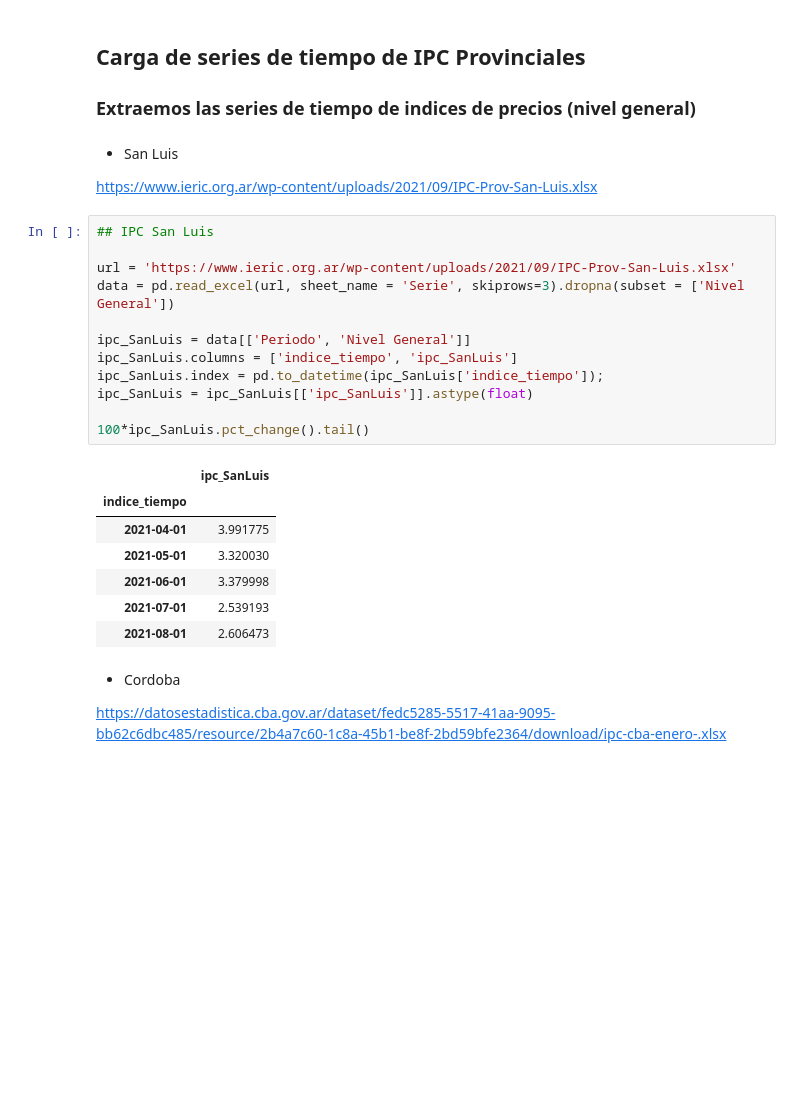
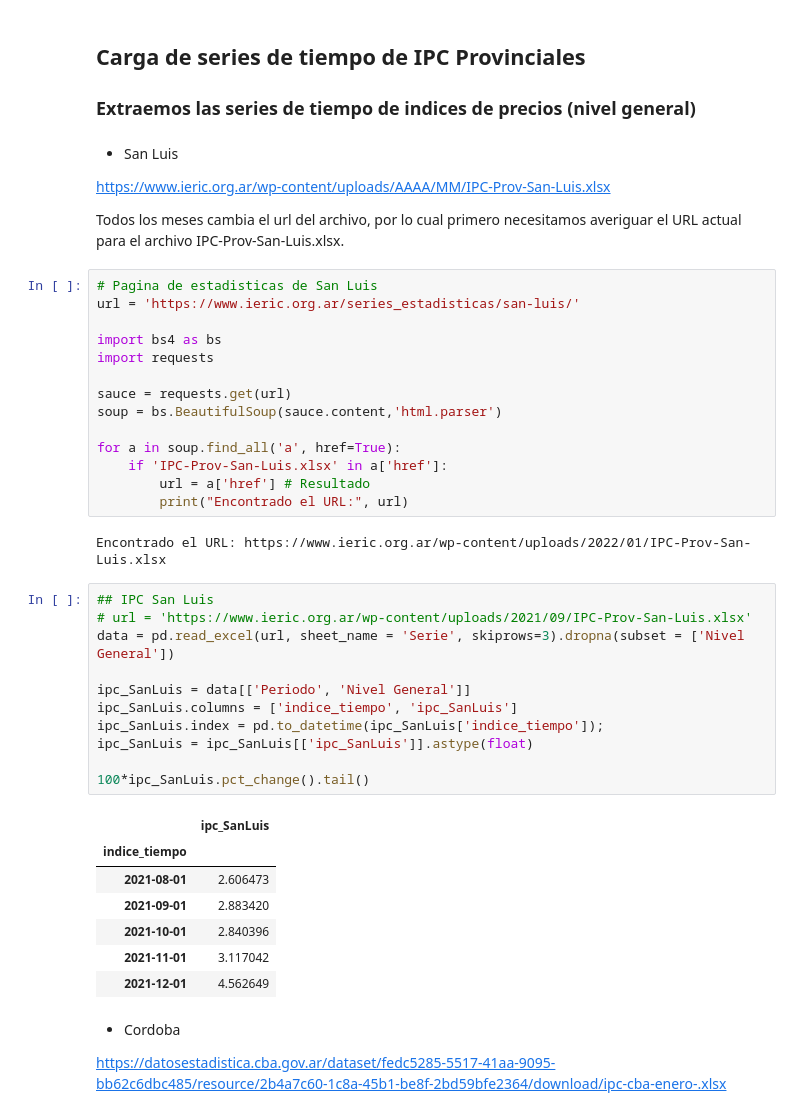
Before and after one commit to matuteiglesias/IPC-Argentina, a Jupyter notebook: notebooks/00 - deflator index.ipynb, the cells around one changed output. Drawn from its saved outputs; the diff is of its cells as text; blank space fills up the shorter version.

```diff
--- a/notebooks/00 - deflator index.ipynb
+++ b/notebooks/00 - deflator index.ipynb
@@ -11,27 +11,44 @@ import numpy as np
 # %% [markdown]
    - San Luis
 
-   https://www.ieric.org.ar/wp-content/uploads/2021/09/IPC-Prov-San-Luis.xlsx
+   https://www.ieric.org.ar/wp-content/uploads/AAAA/MM/IPC-Prov-San-Luis.xlsx
+
+   Todos los meses cambia el url del archivo, por lo cual primero necesitamos averiguar el URL actual para el archivo IPC-Prov-San-Luis.xlsx.
+# %%
+# Pagina de estadisticas de San Luis
+url = 'https://www.ieric.org.ar/series_estadisticas/san-luis/'
+
+import bs4 as bs
+import requests
+
+sauce = requests.get(url)
+soup = bs.BeautifulSoup(sauce.content,'html.parser')
+
+for a in soup.find_all('a', href=True):
+    if 'IPC-Prov-San-Luis.xlsx' in a['href']:
+        url = a['href'] # Resultado
+        print("Encontrado el URL:", url)
+# %% [output]
+Encontrado el URL: https://www.ieric.org.ar/wp-content/uploads/2022/01/IPC-Prov-San-Luis.xlsx
 # %%
 ## IPC San Luis
-
-url = 'https://www.ieric.org.ar/wp-content/uploads/2021/09/IPC-Prov-San-Luis.xlsx'
+# url = 'https://www.ieric.org.ar/wp-content/uploads/2021/09/IPC-Prov-San-Luis.xlsx'
 data = pd.read_excel(url, sheet_name = 'Serie', skiprows=3).dropna(subset = ['Nivel General'])
 
 ipc_SanLuis = data[['Periodo', 'Nivel General']]
 ipc_SanLuis.columns = ['indice_tiempo', 'ipc_SanLuis']
 ipc_SanLuis.index = pd.to_datetime(ipc_SanLuis['indice_tiempo']);
 ipc_SanLuis = ipc_SanLuis[['ipc_SanLuis']].astype(float)
 
 100*ipc_SanLuis.pct_change().tail()
 # %% [output]
 |  | ipc_SanLuis |
 | indice_tiempo |  |
-| 2021-04-01 | 3.991775 |
-| 2021-05-01 | 3.320030 |
-| 2021-06-01 | 3.379998 |
-| 2021-07-01 | 2.539193 |
 | 2021-08-01 | 2.606473 |
+| 2021-09-01 | 2.883420 |
+| 2021-10-01 | 2.840396 |
+| 2021-11-01 | 3.117042 |
+| 2021-12-01 | 4.562649 |
 # %% [markdown]
    - Cordoba
 
```
Also changed, not shown: parts of 9 cells of this notebook, 7 other files.
